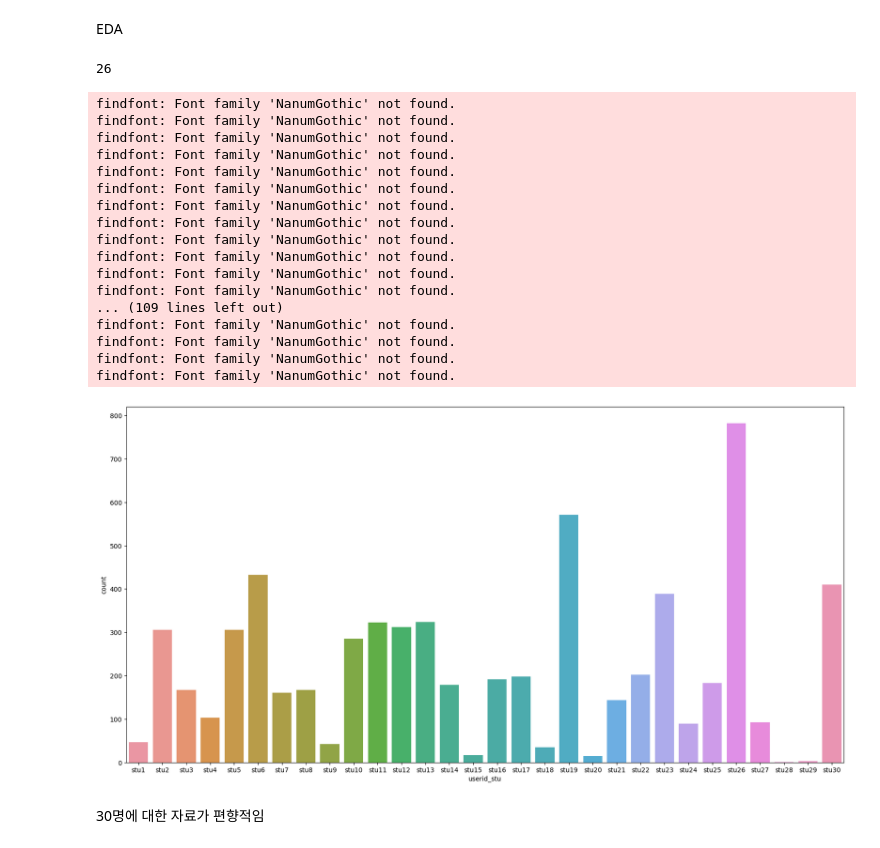
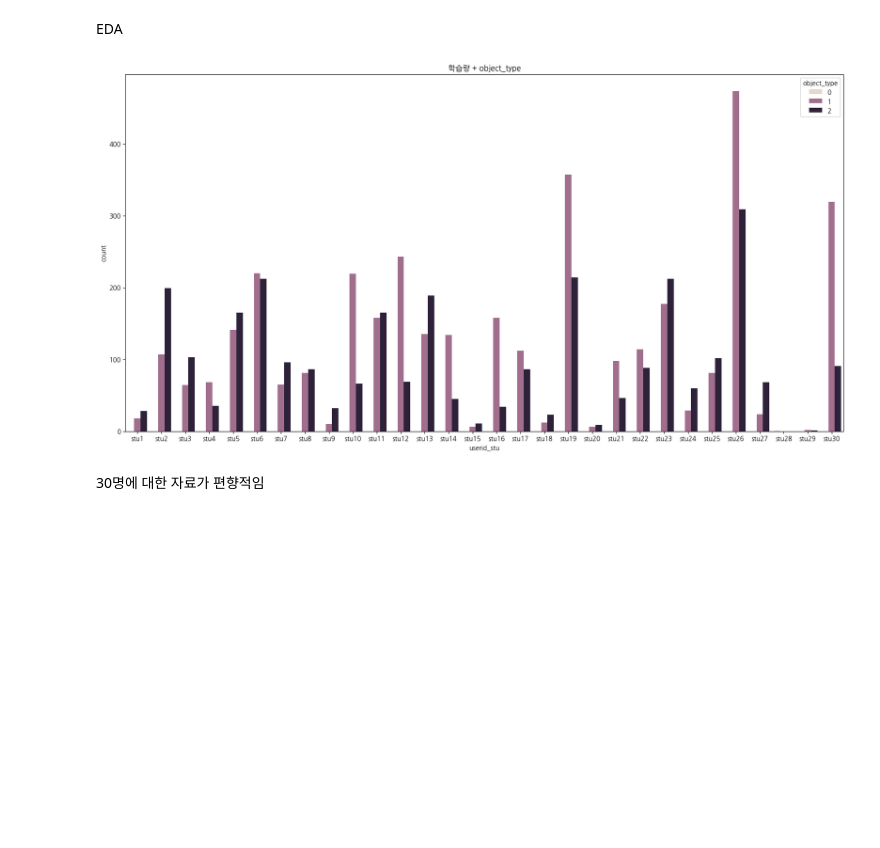
Before and after one commit to DonginJeon/Chunjae_edu, a Jupyter notebook: Project/Mini_Project_machinelearning_0826/Code.ipynb, the cells around one changed output. Saved outputs shown, nothing was run; the diff lists cells and outputs as text; code cells hidden in the pictures; blank space fills up the shorter version.

```diff
--- a/Project/Mini_Project_machinelearning_0826/Code.ipynb
+++ b/Project/Mini_Project_machinelearning_0826/Code.ipynb
@@ -150,18 +189,20 @@ print(df[['userid', 'userid_stu']].head())
 # %%
-userid_counts = df['userid_stu'].value_counts()
+userid_counts = df["userid_stu"].value_counts()
 
 # Box-Cox 변환 적용 (0 이상의 빈도수여야 적용 가능)
 boxcox_transformed, _ = stats.boxcox(userid_counts)
 
 # Box-Cox 변환된 값을 DataFrame에 추가
-df_boxcox = pd.DataFrame({
-    'userid_stu': userid_counts.index,
-    'original_count': userid_counts.values,
-    'boxcox_count': boxcox_transformed
-})
+df_boxcox = pd.DataFrame(
+    {
+        "userid_stu": userid_counts.index,
+        "original_count": userid_counts.values,
+        "boxcox_count": boxcox_transformed,
+    }
+)
 
 # df에 병합 (필요할 경우)
-df = df.merge(df_boxcox, on='userid_stu')
+df = df.merge(df_boxcox, on="userid_stu")
 
 # 결과 확인
 print(df.head())
@@ -185,0 +227,5 @@ print(df.head())
+# %%
+# 콘텐츠 타입에 따라 범주형 자료를 변환
+df["object_type"][df["object_type"] == "DigitalResource"] = 2
+df["object_type"][df["object_type"] == "VideoObject"] = 1
+df["object_type"][df["object_type"] == "WebPage"] = 0
@@ -185,0 +250,4 @@ print(df.head())
+# %%
+df["event_type"][df["event_type"] == "ViewEvent"] = 0
+df["event_type"][df["event_type"] == "NavigationEvent"] = 1
+df["event_type"][df["event_type"] == "MediaEvent"] = 2
@@ -185,0 +287,12 @@ print(df.head())
+# %%
+num_ids = len(df["mcode"].unique())
+np.random.seed(42)  # 재현 가능성을 위해 시드 설정
+random_numbers = np.random.randint(low=1000, high=9999, size=num_ids)
+
+# 콘텐츠 ID와 랜덤 숫자를 매핑합니다.
+content_to_number = dict(zip(df["mcode"].unique(), random_numbers))
+
+# 매핑을 데이터프레임에 적용합니다.
+df["mcode_mapped"] = df["mcode"].map(content_to_number)
+
+print(df)
@@ -186,35 +317,16 @@ print(df.head())
 # %% [markdown]
 EDA
-# %%
-df['userid_alpha'].nunique()
-# %% [output]
-26
 # %%
-plt.figure(figsize=(20,10))
+plt.figure(figsize=(20, 10))
 
-sns.countplot(x='userid_stu', data=df)
+sns.countplot(x="userid_stu", data=df, hue="object_type")
+plt.title("학습량 + object_type")
+
 
 # 플롯을 표시
 plt.show()
 # %% [output]
-findfont: Font family 'NanumGothic' not found.
-findfont: Font family 'NanumGothic' not found.
-findfont: Font family 'NanumGothic' not found.
-findfont: Font family 'NanumGothic' not found.
-findfont: Font family 'NanumGothic' not found.
-findfont: Font family 'NanumGothic' not found.
-findfont: Font family 'NanumGothic' not found.
-findfont: Font family 'NanumGothic' not found.
-findfont: Font family 'NanumGothic' not found.
-findfont: Font family 'NanumGothic' not found.
-findfont: Font family 'NanumGothic' not found.
-findfont: Font family 'NanumGothic' not found.
-... (109 lines left out)
-findfont: Font family 'NanumGothic' not found.
-findfont: Font family 'NanumGothic' not found.
-findfont: Font family 'NanumGothic' not found.
-findfont: Font family 'NanumGothic' not found.
-[figure, old version]
+[figure, new version]
 # %% [markdown]
 30명에 대한 자료가 편향적임
 # %%
```
Also changed, not shown: parts of 37 cells of this notebook, 19 other files.
